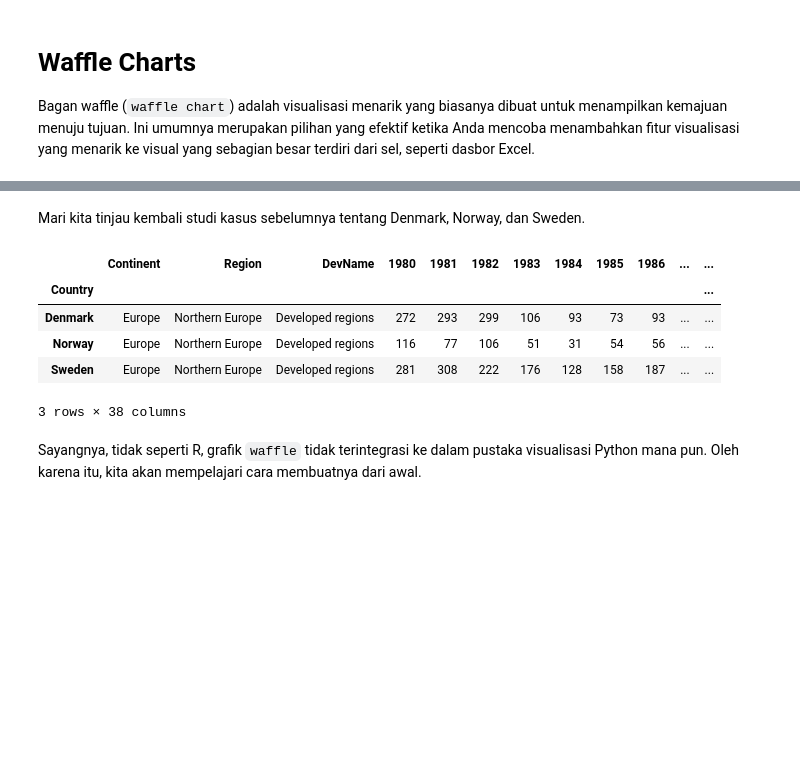
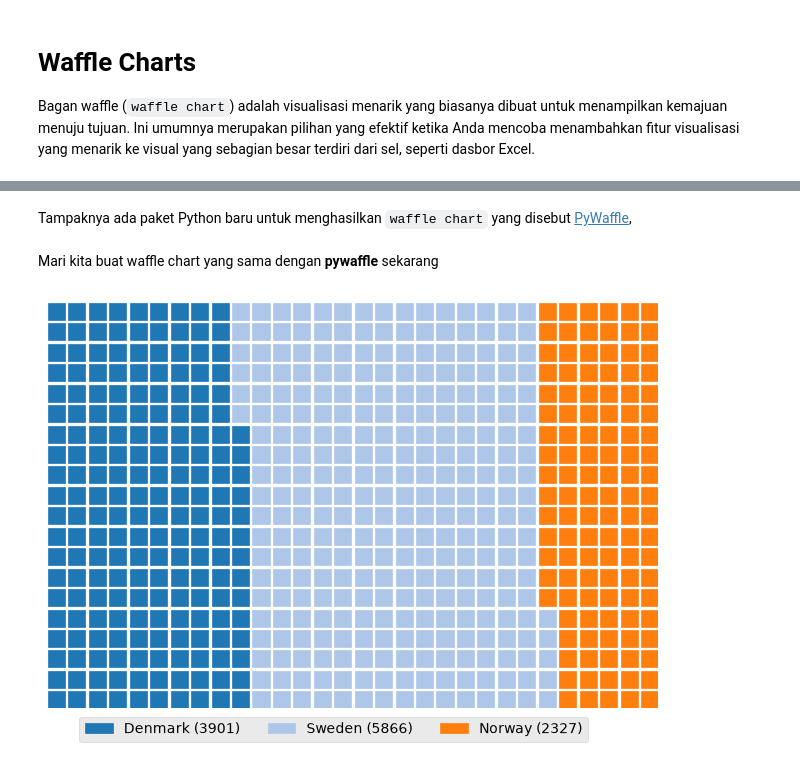
Before and after one commit to jagadhita28/ibm-data-visualization-python, a Jupyter notebook: module-3-advanced-viz-geospatial/notebooks/01_advanced_visualization_tools.ipynb, the cells around one changed output, grey strips where cells are left out. Saved outputs shown, nothing was run; the diff lists cells and outputs as text; code cells hidden in the pictures; blank space fills up the shorter version.

Commit message:
Add module 3: created waffle charts with pywaffle for proportions total immigrants

```diff
--- a/module-3-advanced-viz-geospatial/notebooks/01_advanced_visualization_tools.ipynb
+++ b/module-3-advanced-viz-geospatial/notebooks/01_advanced_visualization_tools.ipynb
@@ -91,0 +94,6 @@ Bagan waffle (`waffle chart`) adalah visualisasi menarik yang biasanya dibuat un
+# %%
+# buat dataframe baru untuk ketiga negara diatas
+df_dsn = df_canada.loc[["Denmark", "Sweden", "Norway"], :]
+
+# cek hasil dataframenya
+df_dsn
@@ -92,17 +107,2 @@ Bagan waffle (`waffle chart`) adalah visualisasi menarik yang biasanya dibuat un
 # %% [markdown]
-Mari kita tinjau kembali studi kasus sebelumnya tentang Denmark, Norway, dan Sweden.
+Tampaknya ada paket Python baru untuk menghasilkan `waffle chart` yang disebut [PyWaffle](https://github.com/ligyxy/PyWaffle), <br><br>Mari kita buat waffle chart yang sama dengan **pywaffle** sekarang
-# %%
-# buat dataframe baru untuk ketiga negara berikut
-df_dsn = df_canada.loc[["Denmark", "Norway", "Sweden"], :]
-
-# kita liat dataframenya
-df_dsn
-# %% [output]
-|  | Continent | Region | DevName | 1980 | 1981 | 1982 | 1983 | 1984 | 1985 | 1986 | ... | ... |
-| Country |  |  |  |  |  |  |  |  |  |  |  | ... |
-| Denmark | Europe | Northern Europe | Developed regions | 272 | 293 | 299 | 106 | 93 | 73 | 93 | ... | ... |
-| Norway | Europe | Northern Europe | Developed regions | 116 | 77 | 106 | 51 | 31 | 54 | 56 | ... | ... |
-| Sweden | Europe | Northern Europe | Developed regions | 281 | 308 | 222 | 176 | 128 | 158 | 187 | ... | ... |
-3 rows × 38 columns
-# %% [markdown]
-Sayangnya, tidak seperti R, grafik `waffle` tidak terintegrasi ke dalam pustaka visualisasi Python mana pun. Oleh karena itu, kita akan mempelajari cara membuatnya dari awal.
@@ -108,0 +112,20 @@ Sayangnya, tidak seperti R, grafik `waffle` tidak terintegrasi ke dalam pustaka
+# %%
+# Siapkan gambar grafik Waffle
+fig = plt.figure(
+    FigureClass=Waffle,
+    rows=20, columns=30, # masukkan jumlah baris dan kolom untuk waffle
+    values=df_dsn["Total"], # meneruskan data yang akan digunakan untuk ditampilkan
+    cmap_name="tab20", # skema warna
+    legend= {
+        "labels":[f"{k} ({v})" for k, v in zip(df_dsn.index.values,df_dsn.Total)],
+        "loc":"lower left", "bbox_to_anchor":(0.04, -0.1), "ncol":3
+    }
+    # perhatikan penggunaan list comprehension untuk membuat label
+    # dari indeks dan total dataset
+)
+
+# Tampilkan grafik waffle
+plt.savefig("../outputs/waffle_proportions_immigrant_denmark_sweden_norway.png", dpi=200, bbox_inches="tight")
+plt.show()
+# %% [output]
+[figure, added]
```
Also changed, not shown: parts of 6 cells of this notebook, 3 other files.
